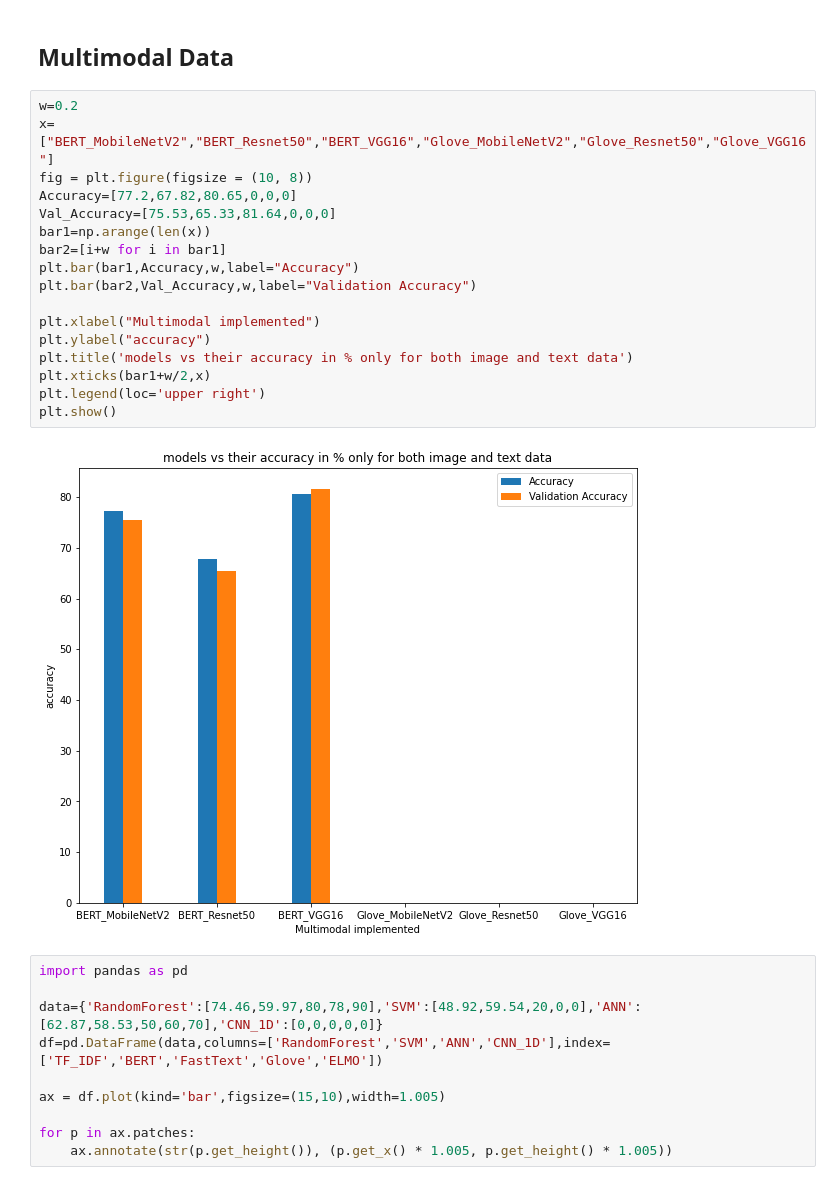
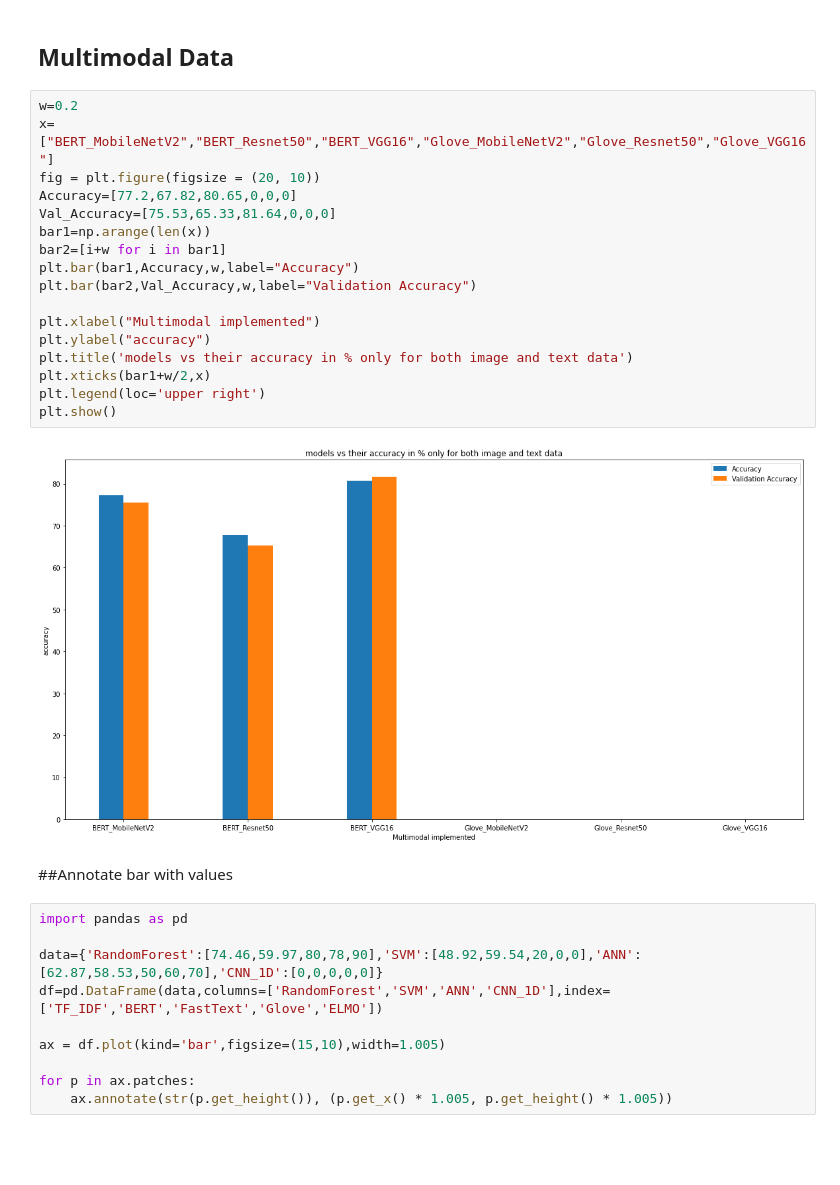
Before and after one commit to PIYALI-bhunia/MultimodelDataPreprocessing, a Jupyter notebook: Plot_Multimodal.ipynb, the cells around one changed output. Cells and saved outputs as stored; diff of their text form; blank space fills up the shorter version.

```diff
--- a/Plot_Multimodal.ipynb
+++ b/Plot_Multimodal.ipynb
@@ -56,22 +56,24 @@ plt.show()
 # %%
 w=0.2
 x=["BERT_MobileNetV2","BERT_Resnet50","BERT_VGG16","Glove_MobileNetV2","Glove_Resnet50","Glove_VGG16"]
-fig = plt.figure(figsize = (10, 8))
+fig = plt.figure(figsize = (20, 10))
 Accuracy=[77.2,67.82,80.65,0,0,0]
 Val_Accuracy=[75.53,65.33,81.64,0,0,0]
 bar1=np.arange(len(x))
 bar2=[i+w for i in bar1]
 plt.bar(bar1,Accuracy,w,label="Accuracy")
 plt.bar(bar2,Val_Accuracy,w,label="Validation Accuracy")
 
 plt.xlabel("Multimodal implemented")
 plt.ylabel("accuracy")
 plt.title('models vs their accuracy in % only for both image and text data')
 plt.xticks(bar1+w/2,x)
 plt.legend(loc='upper right')
 plt.show()
 # %% [output]
-[figure, old version]
+[figure, new version]
+# %% [markdown]
+##Annotate bar with values
 # %%
 import pandas as pd
 
```
Also changed, not shown: parts of 6 cells of this notebook.
